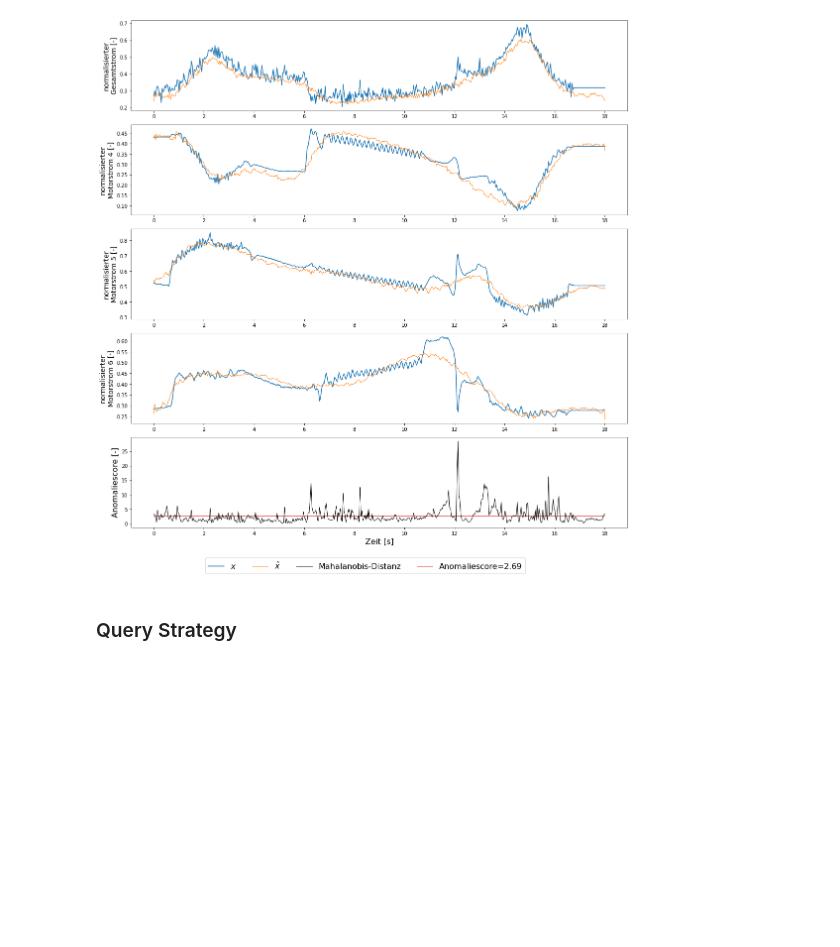
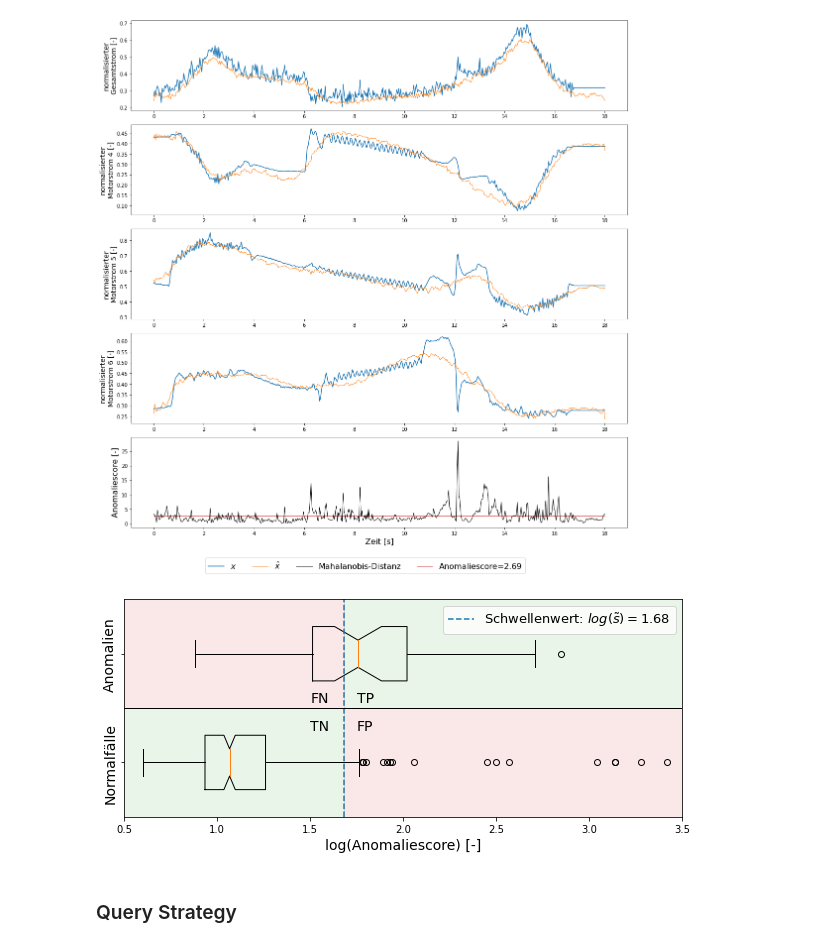
Before and after one commit to dmholtz/deep-anomaly-detection, a Jupyter notebook: DAAD-AURSAD-lib.ipynb, the cells around one changed output. Saved outputs shown, nothing was run; the diff lists cells and outputs as text; code cells hidden in the pictures; blank space fills up the shorter version.

Commit message:
add colored box plot

```diff
--- a/DAAD-AURSAD-lib.ipynb
+++ b/DAAD-AURSAD-lib.ipynb
@@ -554,42 +555,44 @@ def anomaly_detection():
     labels = [0,3]
     label_names = ['Normalfälle', 'Anomalien']
 
     for label in labels:
         scores = anomaly_scores[y_test== label]
         if len(scores) == 0:
             all_scores.append([0])
         else:
             all_scores.append(scores)
 
     fig, ax = plt.subplots(figsize=(10,4))
     ax.boxplot(all_scores, vert=False, patch_artist=False, labels=label_names, notch=True, widths=0.5, whis=1.55)
 
     ax.set_xlim([0.5,3.5])
     ax.set_xlabel("log(Anomaliescore) [-]", fontsize=14)
     ax.set_yticklabels(['Normalfälle', 'Anomalien'], fontsize=14, rotation=90, verticalalignment='center')
 
     ax.axvline(threshold, linestyle='--', color="tab:blue", label=r'Schwellenwert: $log(\tilde{s})=$'+str(threshold))
     ax.axhline(1.5, color='k', linewidth=1)
 
     ax.annotate('TN', (1.5,1.3), fontsize=14)
     ax.annotate('FP', (1.75,1.3), fontsize=14)
     ax.annotate('FN', (1.5,1.55), fontsize=14)
     ax.annotate('TP', (1.75,1.55), fontsize=14)
 
-    # tn = matplotlib.patches.Rectangle((0.5, 0.5), threshold-0.5, 1, color='tab:green', alpha=0.1)
-    # tp = matplotlib.patches.Rectangle((threshold, 1.5), 3.5-threshold, 1, color='tab:green', alpha=0.1)
-    # fp = matplotlib.patches.Rectangle((0.5, 1.5), threshold-0.5, 1, color='tab:red', alpha=0.1)
-    # fn = matplotlib.patches.Rectangle((threshold, 0.5), 3.5-threshold, 1, color='tab:red', alpha=0.1)
-    # ax.add_patch(tn)
-    # ax.add_patch(tp)
-    # ax.add_patch(fp)
-    # ax.add_patch(fn)
+    tn = matplotlib.patches.Rectangle((0.5, 0.5), threshold-0.5, 1, color='tab:green', alpha=0.1)
+    tp = matplotlib.patches.Rectangle((threshold, 1.5), 3.5-threshold, 1, color='tab:green', alpha=0.1)
+    fp = matplotlib.patches.Rectangle((0.5, 1.5), threshold-0.5, 1, color='tab:red', alpha=0.1)
+    fn = matplotlib.patches.Rectangle((threshold, 0.5), 3.5-threshold, 1, color='tab:red', alpha=0.1)
+    ax.add_patch(tn)
+    ax.add_patch(tp)
+    ax.add_patch(fp)
+    ax.add_patch(fn)
     ax.legend(fontsize=13)#, loc='lower right', bbox_to_anchor=(1,-0.25))
 
-    #fig.savefig('figures/unsupervised_ad.pdf', bbox_inches='tight')
+    #fig.savefig('figures/unsupervised_ad_color.pdf', bbox_inches='tight')
 
 #my_vae = load_vae(model_str)
 anomaly_detection()
+# %% [output]
+[figure, added]
 # %%
 def confusion_matrix(actual, predicted):
     """Computes the elements of a confusion matrix: tp, fp, fn, tn
```
Also changed, not shown: parts of 2 cells of this notebook, 1 other file.
